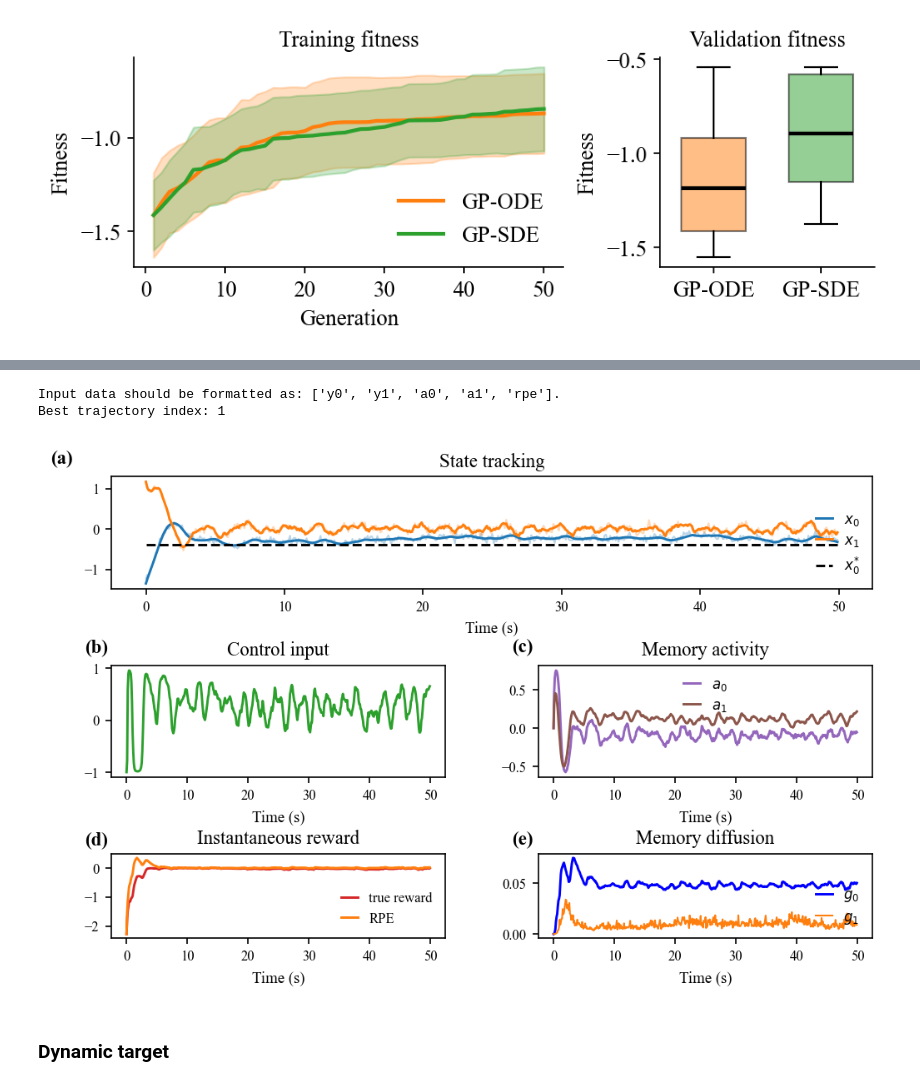
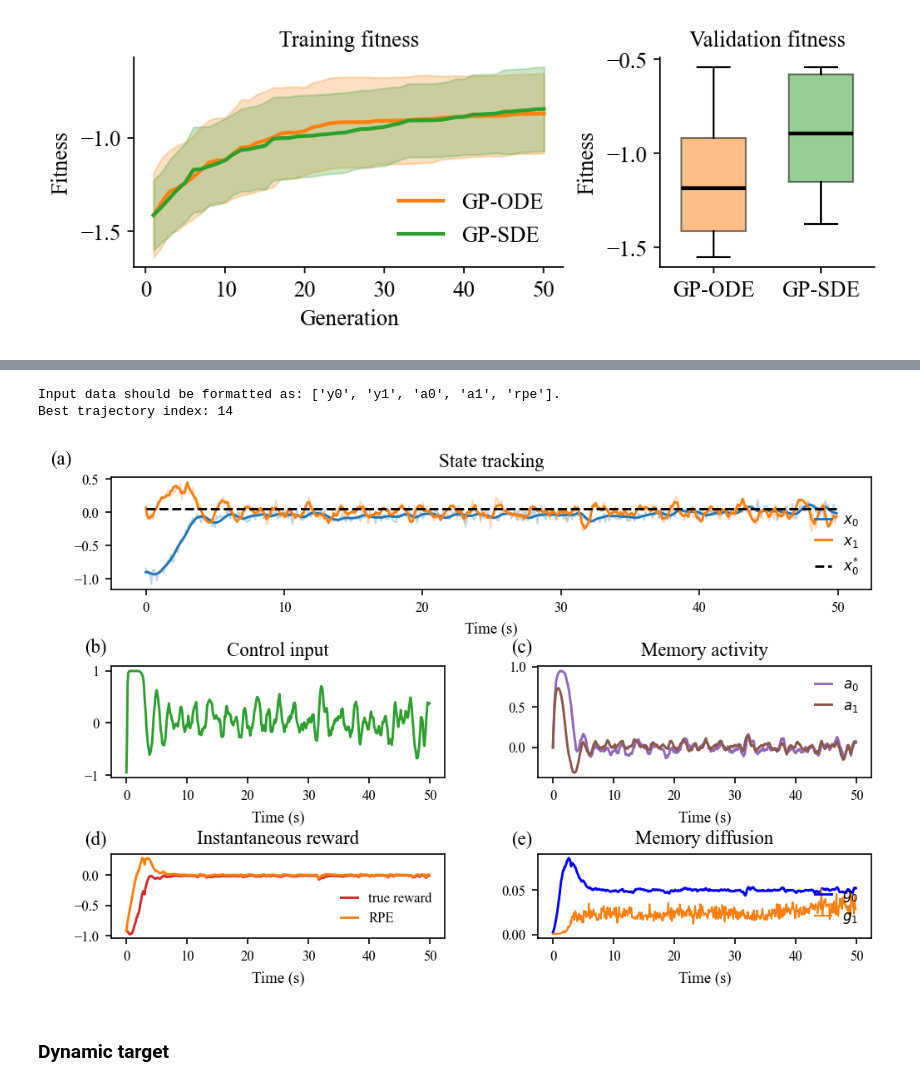
Before and after one commit to KhoaNguyen02/SDEvolve, a Jupyter notebook: src/analysis.ipynb, the cells around one changed output, grey strips where cells are left out. Saved outputs shown, nothing was run; the diff lists cells and outputs as text; code cells hidden in the pictures.

```diff
--- a/src/analysis.ipynb
+++ b/src/analysis.ipynb
@@ -447,20 +450,20 @@ Best trajectory index: 1
 # %%
 plot_trajectory(
     "GP-SDE",
     "DO",
     n_obs=2,
     feedback_fn=distance_reward,
     lambd=0.0,
     jump_size=0.0,
     gamma=0.1,
     candidate_path="../results/DO/Experiment_D1/GP-SDE/seed_8/best_candidate.npy",
-    plot_idx=1,
-    seed=9999
+    plot_idx=14,
+    seed=999
 )
 # %% [output]
 Input data should be formatted as: ['y0', 'y1', 'a0', 'a1', 'rpe'].
-Best trajectory index: 1
+Best trajectory index: 14
-[figure, old version]
+[figure, new version]
 # %% [markdown]
 ### Dynamic target
 # %%
```
Also changed, not shown: parts of 14 cells of this notebook.
